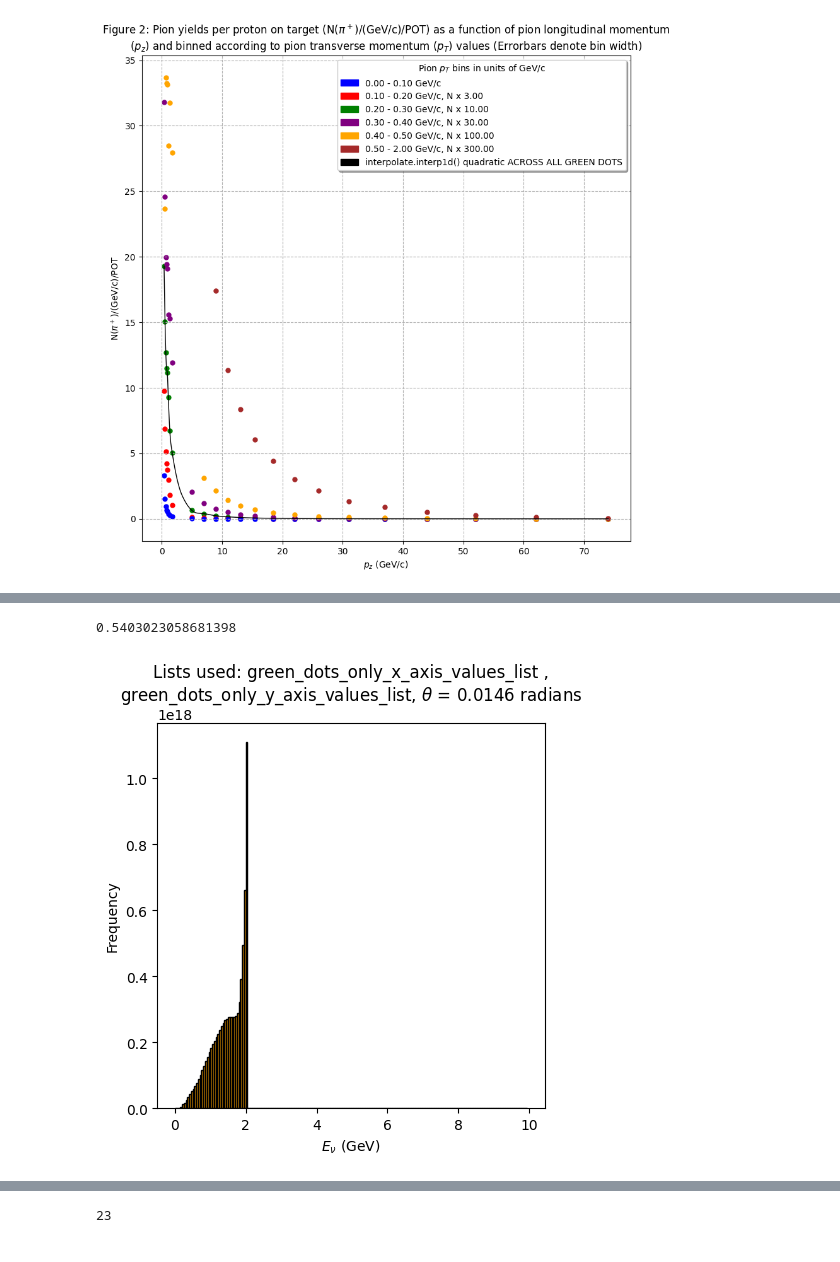
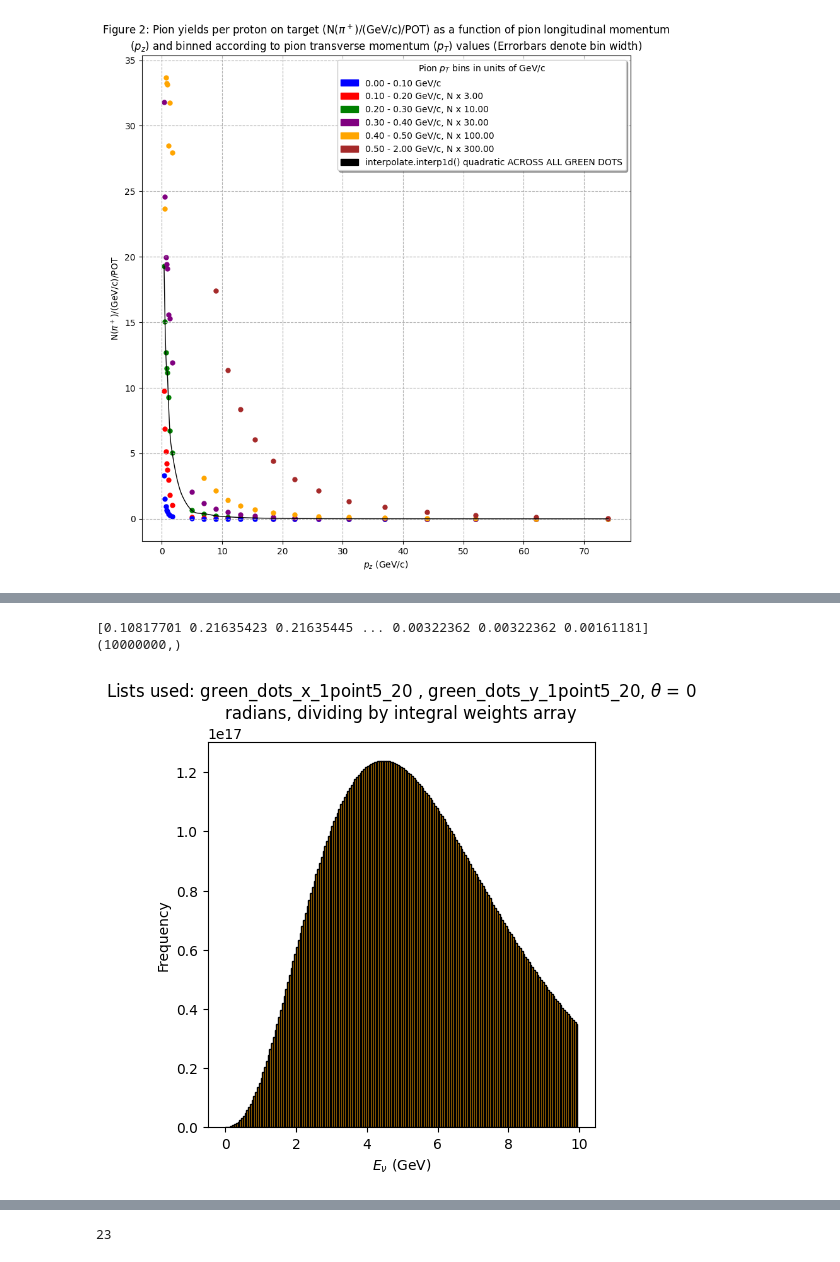
Before and after one commit to MrD0balina/Fourth-Year-Project---Neutrino-Oscillations, a Jupyter notebook: First_Notebook_SEM2_Consolidating_SEM_1_progress.ipynb, the cells around one changed output, grey strips where cells are left out. Cells and saved outputs as stored; diff of their text form; code cells hidden in the pictures.

Commit message:
Confusion with new weighting function causing plot peak to move in opposite to desired direction

```diff
--- a/First_Notebook_SEM2_Consolidating_SEM_1_progress.ipynb
+++ b/First_Notebook_SEM2_Consolidating_SEM_1_progress.ipynb
@@ -610,6 +644,16 @@ for i in range(len(green_dots_only_x_axis_values_list)):
     if ( green_dots_only_x_axis_values_list[i] >=1.5 ) and ( green_dots_only_x_axis_values_list[i] <= 10 ):
         green_dots_x_1point5_10.append(green_dots_only_x_axis_values_list[i])
         green_dots_y_1point5_10.append(green_dots_only_y_axis_values_list[i])
+
+green_dots_x_1point5_20 = []
+green_dots_y_1point5_20 = []
+
+
+for i in range(len(green_dots_only_x_axis_values_list)):
+    if ( green_dots_only_x_axis_values_list[i] >=3) and ( green_dots_only_x_axis_values_list[i] <= 20 ):
+        green_dots_x_1point5_20.append(green_dots_only_x_axis_values_list[i])
+        green_dots_y_1point5_20.append(green_dots_only_y_axis_values_list[i])
+
 
 #######################################################################################################
 #######################################################################################################
@@ -1156,7 +1200,7 @@ plt.title("\n".join(wrap(r"Linear plot - Note how effective scipy.optimize.curve
 
 
 
-E_v , Rel_Neu_Flux , E_pro_array , E_pi , Weighted_Pion_Flux = FIRST_TRY_Integral_Weighted_Function( 0.0146 )
+E_v , Rel_Neu_Flux , E_pro_array , E_pi , Weighted_Pion_Flux = FIRST_TRY_Integral_Weighted_Function( 0 )
 #display((np.shape(y_1)))
 plt.figure( figsize = (5, 5) )
 #plt.plot( x_1 , y_1 , "-o" , color = "brown", linewidth = 0.5 , markersize = 1, label = r'$\theta$ = 0.014' )
@@ -1251,0 +1328,18 @@ y_array = all_dots_interpolator(x_array)
+# %%
+# green_dots_x_1point5_20   ,   y = green_dots_y_1point5_20
+
+green_dots_x_array = np.array(green_dots_x_1point5_20)
+green_dots_y_array = np.array(green_dots_y_1point5_20)
+
+plt.scatter(   x = green_dots_x_1point5_20   , y = green_dots_y_1point5_20    ,  c  = "red"   , label = r"Correct Lists for pions with $p_{z}$ = 0-10 (GeV/c)")
+
+
+x = green_dots_x_array
+y = green_dots_y_array
+
+first_guess = [ 0.01 , -0.35 ]
+
+params_p1 , approx_covariance   =   scipy.optimize.curve_fit(model_function,  x,  y, p0 = first_guess )
+
+
+plt.plot( x, model_function(x, params_p1[0] , params_p1[1])  ,  c = "black" , label =  "scipy.optimise_p1" , linestyle = "--" )
@@ -1253,7 +1350,7 @@ y_array = all_dots_interpolator(x_array)
 def SECOND_TRY_Integral_Weighted_Function( theta ):
 
 
-        E_v = np.linspace( 0.1 , 10 , 10000000 )
+        E_v = np.linspace( 0.1 , 20 , 10000000 )
 
         my_mean = 120   ## This is the correct mean proton energy
 
@@ -1270,37 +1367,41 @@ def SECOND_TRY_Integral_Weighted_Function( theta ):
 
         #Weighted_Pion_Flux =  chosen_interpolator(P_pi)
 
-        #Weighted_Pion_Flux =  model_function(P_pi , *params_p1)
+        Weighted_Pion_Flux =  model_function(P_pi , *params_p1)
 
-        Weighted_Pion_Flux =  all_dots_interpolator(P_pi)
+        #Weighted_Pion_Flux =  all_dots_interpolator(P_pi)
+
+        #Weighted_Pion_Flux =  one_point5_20_interpolator(P_pi)
 
 
         Rel_Neu_Flux = ( ( ( E_pro_array - E_pi ) ** 5 ) * ( ( E_pi * E_v ) / ( cos_theta_star ) ) )   ## Proton energy array is now included ##
 
-        Rel_Neu_Flux = Weighted_Pion_Flux * Rel_Neu_Flux / integral_weights_array
+        Rel_Neu_Flux = Weighted_Pion_Flux * Rel_Neu_Flux # / integral_weights_array
 
         Rel_Neu_Flux[np.isnan(Rel_Neu_Flux)] = 0
 
 
         return  E_v , Rel_Neu_Flux , E_pro_array , E_pi , Weighted_Pion_Flux
-# %%
-cos(1)
-# %% [output]
-0.5403023058681398
+# %%
+print(integral_weights_array)
+print(integral_weights_array.shape)
+# %% [output]
+[0.10817701 0.21635423 0.21635445 ... 0.00322362 0.00322362 0.00161181]
+(10000000,)
 # %%
 # E_v , Rel_Neu_Flux , E_pro_array , E_pi , Weighted_Pion_Flux = SECOND_TRY_Integral_Weighted_Function( 0.0146 )
 
-theta = 0.0146
+theta = 0
 
 E_v , Rel_Neu_Flux , E_pro_array , E_pi , Weighted_Pion_Flux = SECOND_TRY_Integral_Weighted_Function( theta )
 
 
 plt.figure( figsize = (5, 5) )
 
 plt.hist( E_v  , bins = np.arange( 0 , 10 , 0.05 )  , weights =  Rel_Neu_Flux , edgecolor = "black" , ls = "-" , color = "orange" )
-plt.title("\n".join(wrap(r"Lists used: green_dots_only_x_axis_values_list , green_dots_only_y_axis_values_list, $\theta$ = {} radians" , 80 ) ).format( theta ) )
+plt.title("\n".join(wrap(r"Lists used: green_dots_x_1point5_20 , green_dots_y_1point5_20, $\theta$ = {} radians, dividing by integral weights array" , 80 ) ).format( theta ) )
 plt.xlabel(r"$E_{\nu}$ (GeV)")
 plt.ylabel("Frequency")
 plt.show()
 # %% [output]
-[figure, old version]
+[figure, new version]
```
Also changed, not shown: parts of 19 cells of this notebook.
